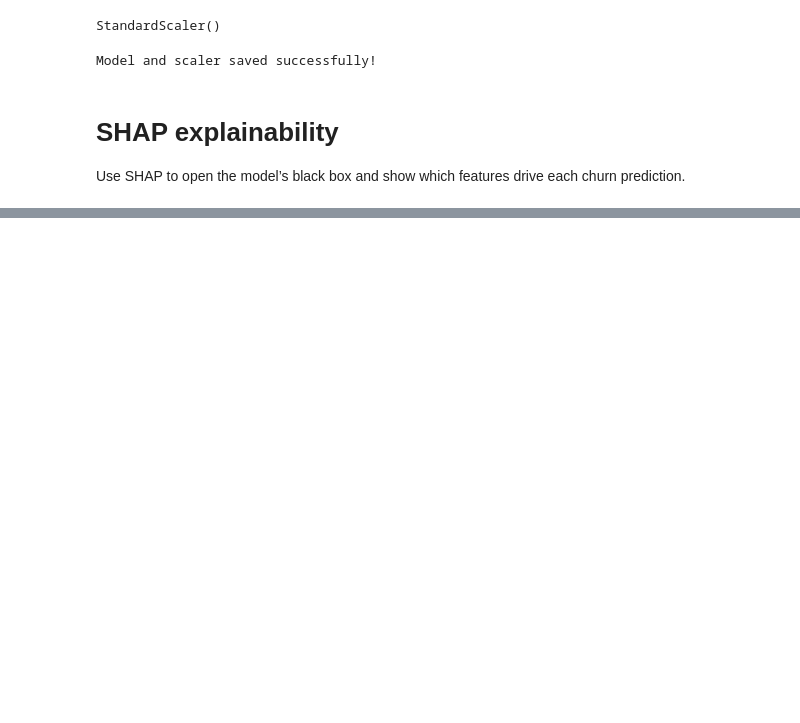
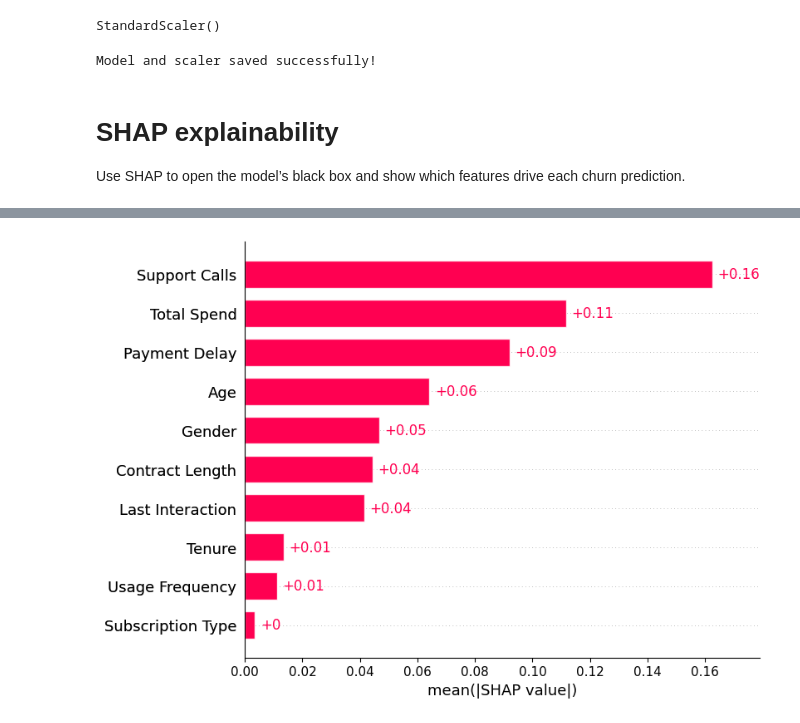
Before and after one commit to prasad1482/Customer-chur-prediction, a Jupyter notebook: 2.ipynb, the cells around one changed output, grey strips where cells are left out. Saved outputs shown, nothing was run; the diff lists cells and outputs as text; code cells hidden in the pictures; blank space fills up the shorter version.

```diff
--- a/2.ipynb
+++ b/2.ipynb
@@ -235,0 +218,5 @@ shap.force_plot(
+# %%
+# Which features matter most across ALL 500 customers
+shap.plots.bar(shap_explanation[:, :, 1])
+# %% [output]
+[figure, added]
```
Also changed, not shown: parts of 13 cells of this notebook.
